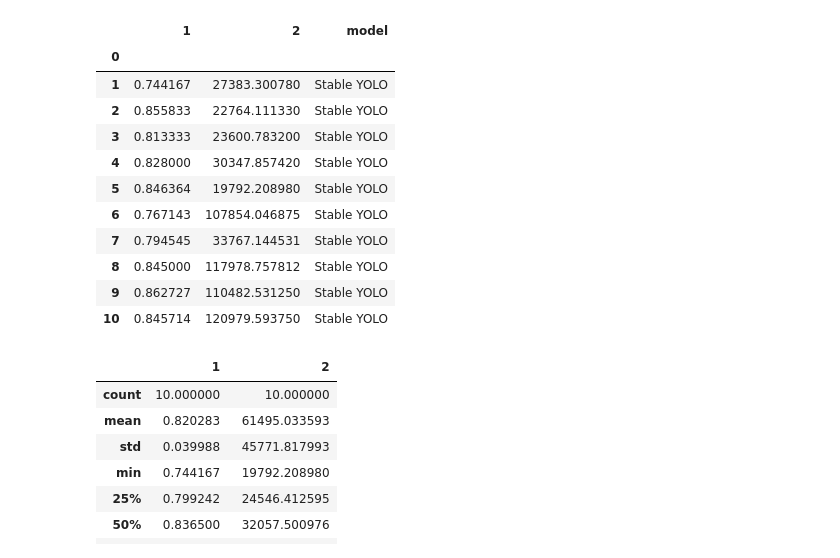
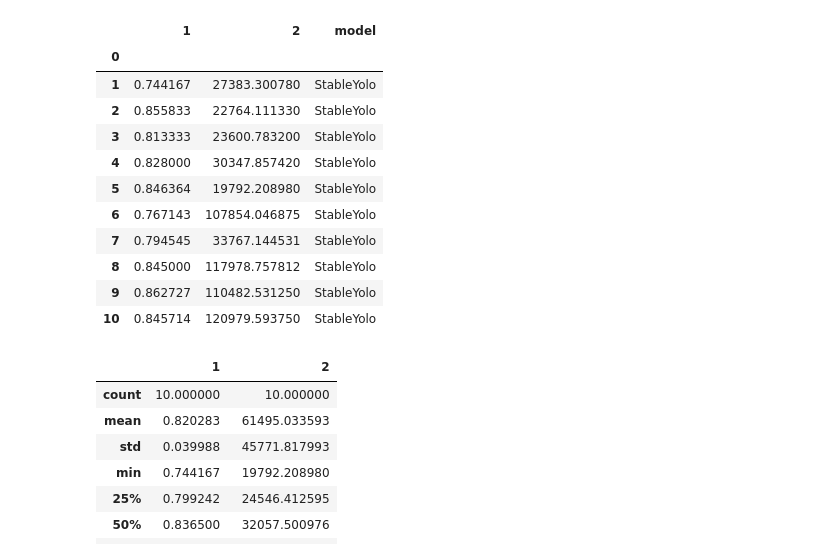
Before and after one commit to gjz78910/GreenStableYolo, a Jupyter notebook: analysis/analysis.ipynb, the cells around one changed output. Cells and saved outputs as stored; diff of their text form; code cells hidden in the pictures.

```diff
--- a/analysis/analysis.ipynb
+++ b/analysis/analysis.ipynb
@@ -7,23 +7,23 @@ import scipy.stats as stats
 sns.set_theme(style="whitegrid")
 # %%
 sy = pd.read_csv('StableYolo_results_numgen50_popsize25_new.csv', header=None, index_col=0)
-sy['model'] = 'Stable YOLO'
+sy['model'] = 'StableYolo'
 sy.drop(columns=2, inplace=True)
 sy.columns = [1,2,'model']
 sy
 # %% [output]
 |  | 1 | 2 | model |
 | 0 |  |  |  |
-| 1 | 0.744167 | 27383.300780 | Stable YOLO |
-| 2 | 0.855833 | 22764.111330 | Stable YOLO |
-| 3 | 0.813333 | 23600.783200 | Stable YOLO |
-| 4 | 0.828000 | 30347.857420 | Stable YOLO |
-| 5 | 0.846364 | 19792.208980 | Stable YOLO |
-| 6 | 0.767143 | 107854.046875 | Stable YOLO |
-| 7 | 0.794545 | 33767.144531 | Stable YOLO |
-| 8 | 0.845000 | 117978.757812 | Stable YOLO |
-| 9 | 0.862727 | 110482.531250 | Stable YOLO |
-| 10 | 0.845714 | 120979.593750 | Stable YOLO |
+| 1 | 0.744167 | 27383.300780 | StableYolo |
+| 2 | 0.855833 | 22764.111330 | StableYolo |
+| 3 | 0.813333 | 23600.783200 | StableYolo |
+| 4 | 0.828000 | 30347.857420 | StableYolo |
+| 5 | 0.846364 | 19792.208980 | StableYolo |
+| 6 | 0.767143 | 107854.046875 | StableYolo |
+| 7 | 0.794545 | 33767.144531 | StableYolo |
+| 8 | 0.845000 | 117978.757812 | StableYolo |
+| 9 | 0.862727 | 110482.531250 | StableYolo |
+| 10 | 0.845714 | 120979.593750 | StableYolo |
 # %%
 # statistics
 
```
Also changed, not shown: parts of 5 cells of this notebook, 2 other files.
